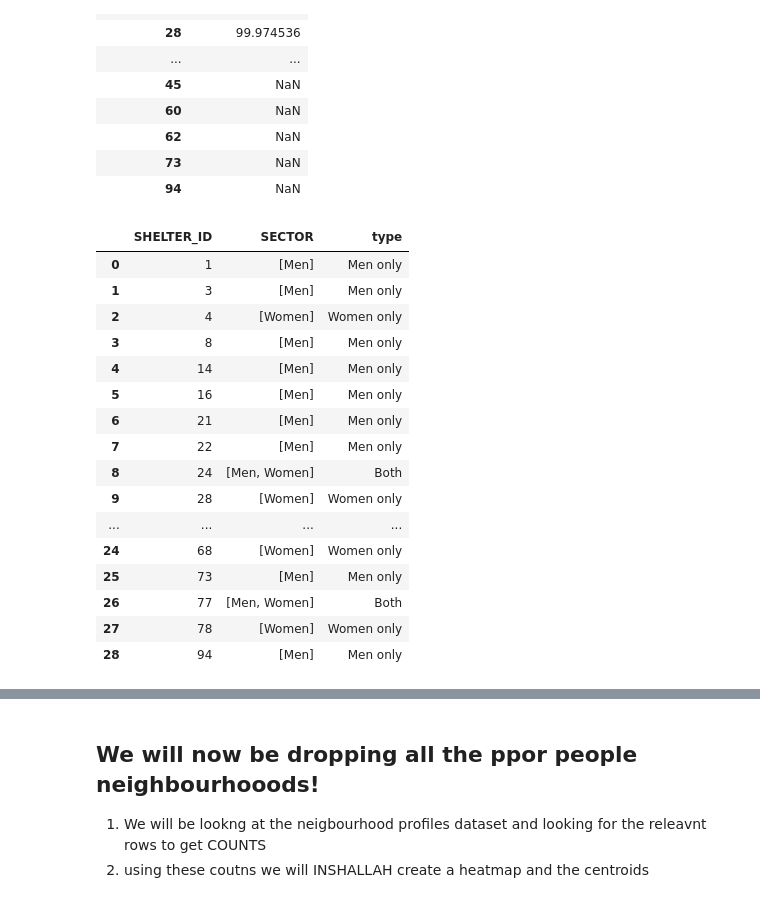
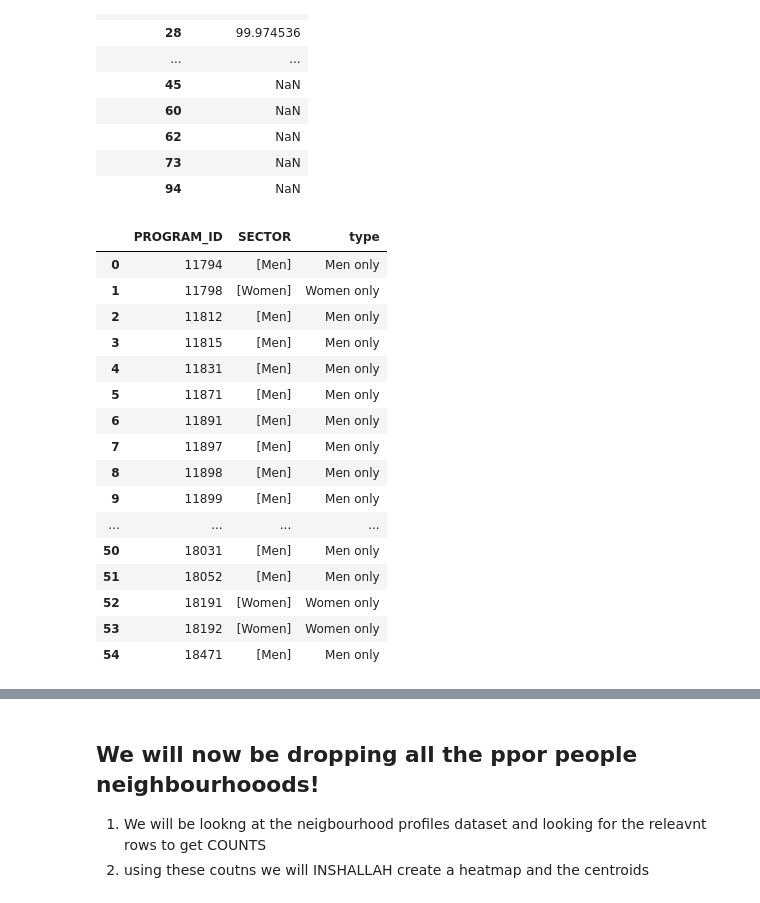
Before and after one commit to ahmedzk123/IA2, a Jupyter notebook: analytics_proj.ipynb, the cells around one changed output, grey strips where cells are left out. Cells and saved outputs as stored; diff of their text form; code cells hidden in the pictures.

```diff
--- a/analytics_proj.ipynb
+++ b/analytics_proj.ipynb
@@ -346,45 +350,45 @@ women_df.sort_values(ascending=True, by='occupancy_rate')
 # %%
 # Step 1: Filter Toronto shelters for Men or Women
 toronto_shelters = filter_shelter[
     (filter_shelter['LOCATION_CITY'] == 'Toronto') &
     (filter_shelter['SECTOR'].isin(['Men', 'Women']))
 ]
 
 # Step 2: Group by shelter ID and collect all sectors per shelter
-shelter_sectors = toronto_shelters.groupby('SHELTER_ID')['SECTOR'].unique().reset_index()
+shelter_sectors = toronto_shelters.groupby('PROGRAM_ID')['SECTOR'].unique().reset_index()
 
 # Step 3: Classify shelters
 def classify(sectors):
     sectors_set = set(sectors)
     if sectors_set == {'Men'}:
         return 'Men only'
     elif sectors_set == {'Women'}:
         return 'Women only'
     else:
         return 'Both'
 
 shelter_sectors['type'] = shelter_sectors['SECTOR'].apply(classify)
 
 # Step 4: Inspect
 shelter_sectors
 # %% [output]
-|  | SHELTER_ID | SECTOR | type |
-| 0 | 1 | [Men] | Men only |
-| 1 | 3 | [Men] | Men only |
-| 2 | 4 | [Women] | Women only |
-| 3 | 8 | [Men] | Men only |
-| 4 | 14 | [Men] | Men only |
-| 5 | 16 | [Men] | Men only |
-| 6 | 21 | [Men] | Men only |
-| 7 | 22 | [Men] | Men only |
-| 8 | 24 | [Men, Women] | Both |
-| 9 | 28 | [Women] | Women only |
+|  | PROGRAM_ID | SECTOR | type |
+| 0 | 11794 | [Men] | Men only |
+| 1 | 11798 | [Women] | Women only |
+| 2 | 11812 | [Men] | Men only |
+| 3 | 11815 | [Men] | Men only |
+| 4 | 11831 | [Men] | Men only |
+| 5 | 11871 | [Men] | Men only |
+| 6 | 11891 | [Men] | Men only |
+| 7 | 11897 | [Men] | Men only |
+| 8 | 11898 | [Men] | Men only |
+| 9 | 11899 | [Men] | Men only |
 | ... | ... | ... | ... |
-| 24 | 68 | [Women] | Women only |
-| 25 | 73 | [Men] | Men only |
-| 26 | 77 | [Men, Women] | Both |
-| 27 | 78 | [Women] | Women only |
-| 28 | 94 | [Men] | Men only |
+| 50 | 18031 | [Men] | Men only |
+| 51 | 18052 | [Men] | Men only |
+| 52 | 18191 | [Women] | Women only |
+| 53 | 18192 | [Women] | Women only |
+| 54 | 18471 | [Men] | Men only |
 # %%
 newy_shelter = newy_shelter[(newy_shelter['LOCATION_CITY']=='Toronto') & newy_shelter['SECTOR'].isin(['Men', 'Women'])].copy()
 
```
Also changed, not shown: parts of 24 cells of this notebook.
